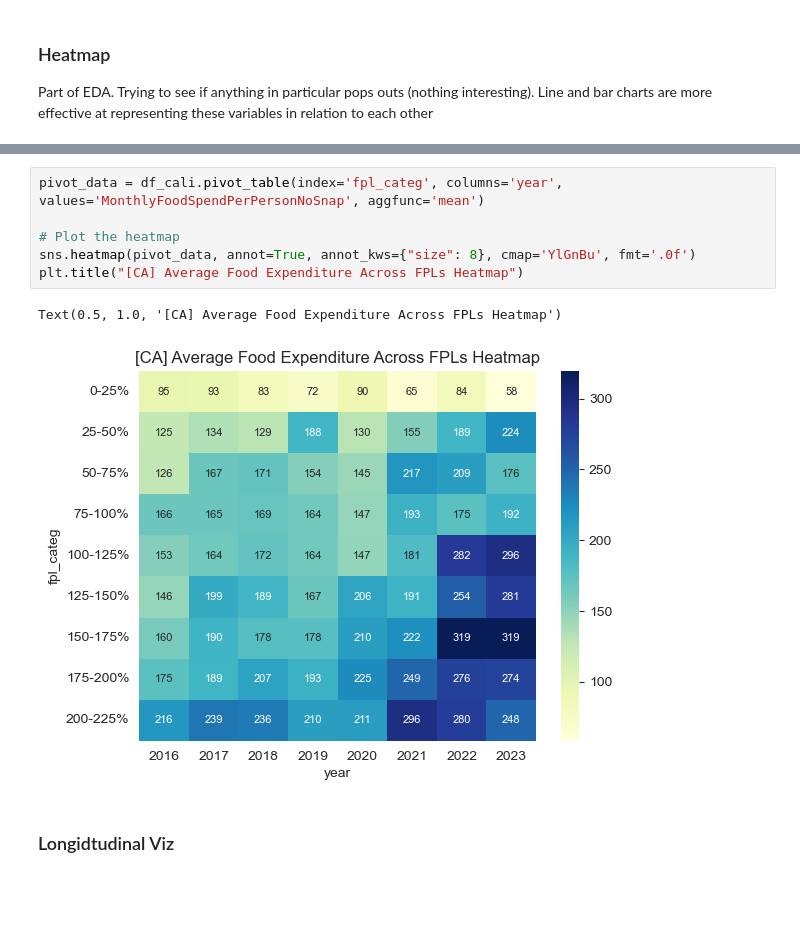
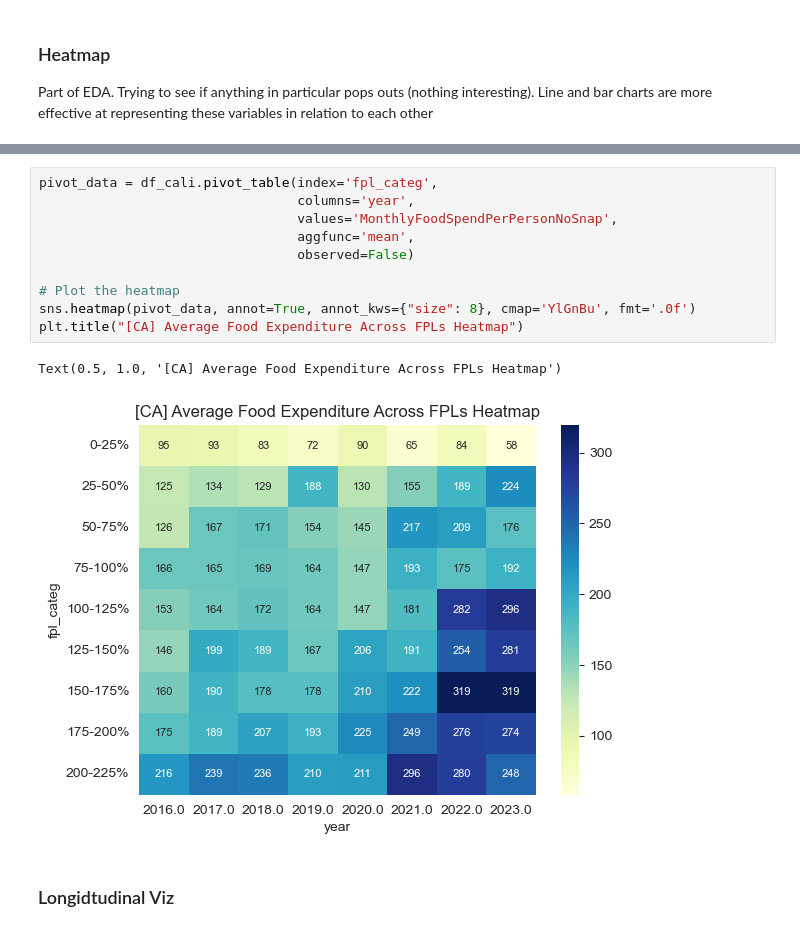
Before and after one commit to arielktran/CSS_Projects, a Jupyter notebook: MS Capstone - CA Weights on Self Purchased Meals/ArielTran_(CodeSample_MS_Capstone).ipynb, the cells around one changed output, grey strips where cells are left out. Cells and saved outputs as stored; diff of their text form; blank space fills up the shorter version.

```diff
--- a/MS Capstone - CA Weights on Self Purchased Meals/ArielTran_(CodeSample_MS_Capstone).ipynb
+++ b/MS Capstone - CA Weights on Self Purchased Meals/ArielTran_(CodeSample_MS_Capstone).ipynb
@@ -585,12 +589,16 @@ Text(0.5, 1.0, '[US] Average Food Expenditure Across FPLs Heatmap')
 # %%
-pivot_data = df_cali.pivot_table(index='fpl_categ', columns='year', values='MonthlyFoodSpendPerPersonNoSnap', aggfunc='mean')
+pivot_data = df_cali.pivot_table(index='fpl_categ',
+                                 columns='year',
+                                 values='MonthlyFoodSpendPerPersonNoSnap',
+                                 aggfunc='mean',
+                                 observed=False)
 
 # Plot the heatmap
 sns.heatmap(pivot_data, annot=True, annot_kws={"size": 8}, cmap='YlGnBu', fmt='.0f')
 plt.title("[CA] Average Food Expenditure Across FPLs Heatmap")
 # %% [output]
 Text(0.5, 1.0, '[CA] Average Food Expenditure Across FPLs Heatmap')
-[figure, old version]
+[figure, new version]
 # %% [markdown]
 ### Longidtudinal Viz
 # %%
```
Also changed, not shown: parts of 1 cell of this notebook.
